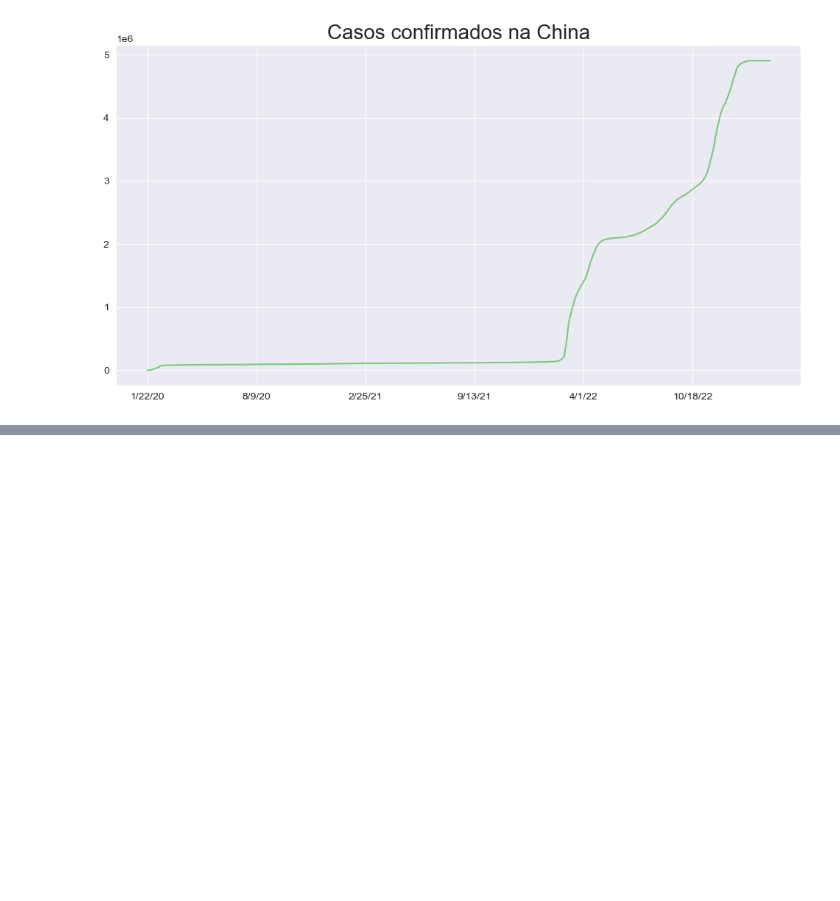
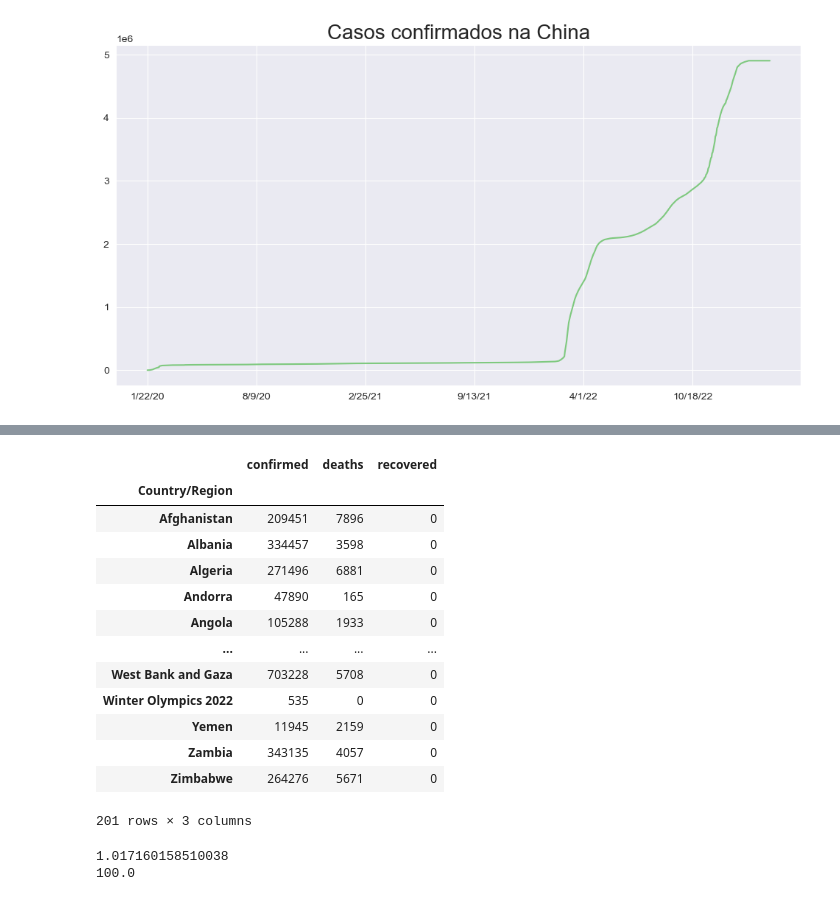
Before and after one commit to ledsouza/Covid19, a Jupyter notebook: eda_covid19.ipynb, the cells around one changed output, grey strips where cells are left out. Drawn from its saved outputs; the diff is of its cells as text; code cells hidden in the pictures; blank space fills up the shorter version.

```diff
--- a/eda_covid19.ipynb
+++ b/eda_covid19.ipynb
@@ -91,0 +150,29 @@ plt.show()
+# %%
+informations = [last_by_country(confirmed), last_by_country(deaths), last_by_country(recovered)]
+combined = pd.concat(informations, axis = 1)
+combined.columns = ['confirmed', 'deaths', 'recovered']
+combined
+# %% [output]
+|  | confirmed | deaths | recovered |
+| Country/Region |  |  |  |
+| Afghanistan | 209451 | 7896 | 0 |
+| Albania | 334457 | 3598 | 0 |
+| Algeria | 271496 | 6881 | 0 |
+| Andorra | 47890 | 165 | 0 |
+| Angola | 105288 | 1933 | 0 |
+| ... | ... | ... | ... |
+| West Bank and Gaza | 703228 | 5708 | 0 |
+| Winter Olympics 2022 | 535 | 0 | 0 |
+| Yemen | 11945 | 2159 | 0 |
+| Zambia | 343135 | 4057 | 0 |
+| Zimbabwe | 264276 | 5671 | 0 |
+201 rows × 3 columns
+# %%
+sum_up = combined.sum()
+letality_rate_1 = sum_up['deaths'] / sum_up['confirmed']
+letality_rate_2 = sum_up['deaths'] / (sum_up['recovered'] + sum_up['deaths'])
+print(letality_rate_1 * 100)
+print(letality_rate_2 * 100)
+# %% [output]
+1.017160158510038
+100.0
```
Also changed, not shown: parts of 7 cells of this notebook, 1 other file.
